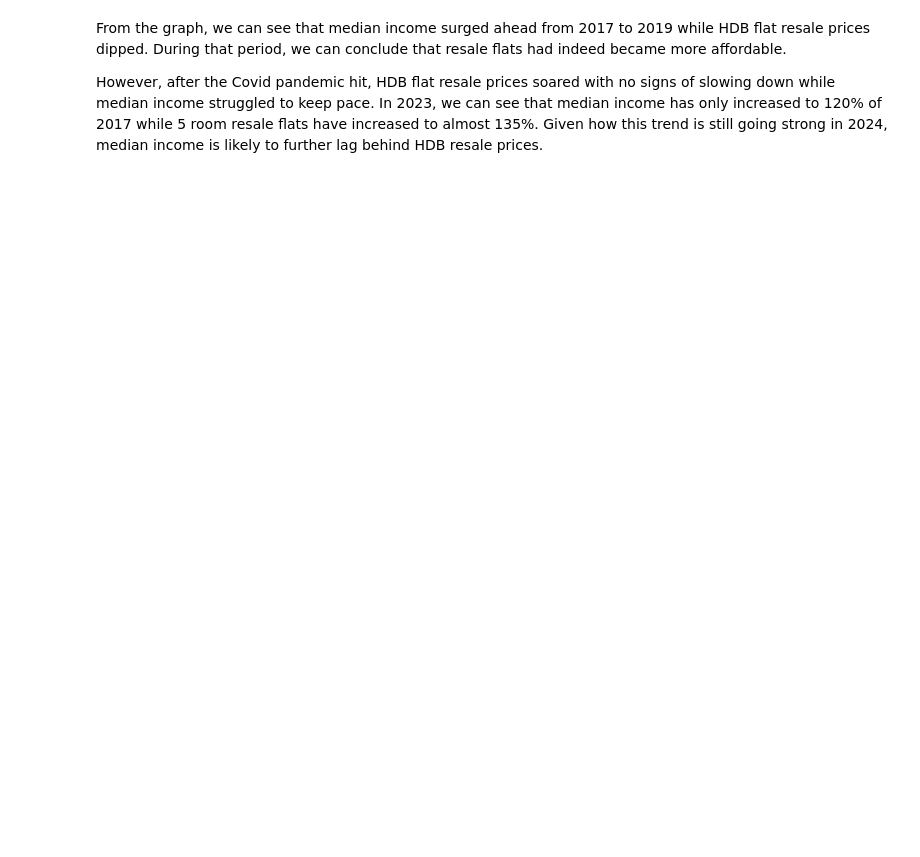
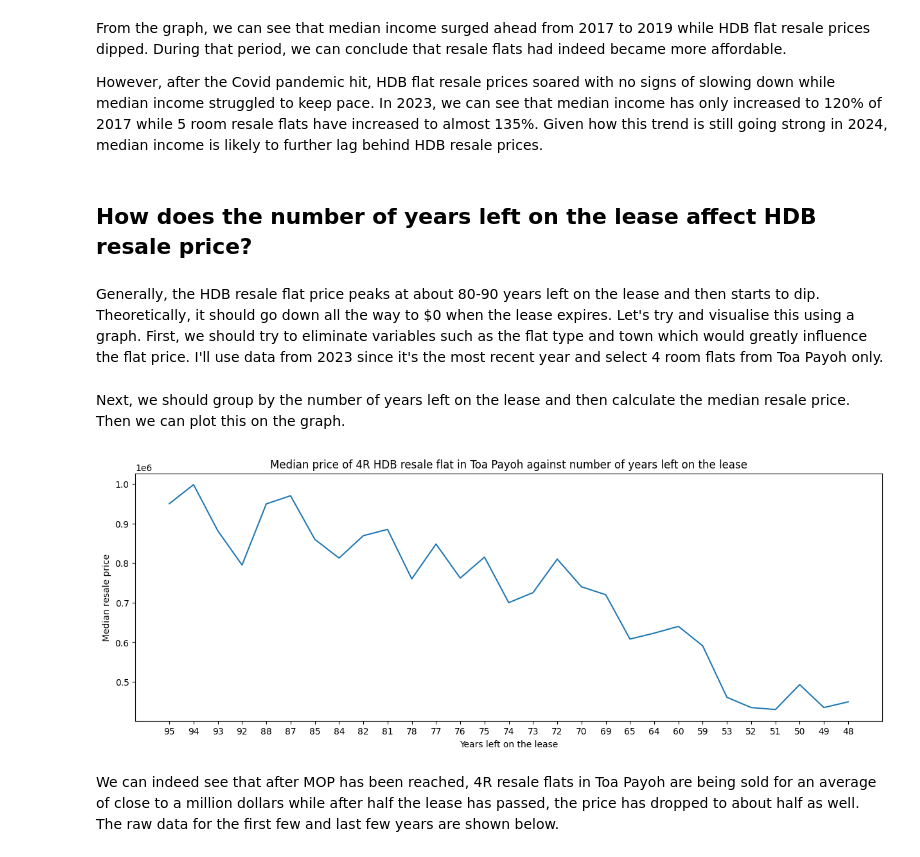
Before and after one commit to ElvisFoo/hdb-resale-prices-analysis, a Jupyter notebook: hdb resale analysis.ipynb, the cells around one changed output. Cells and saved outputs as stored; diff of their text form; code cells hidden in the pictures; blank space fills up the shorter version.

Commit message:
finished number of years left on the lease vs resale price analysis

```diff
--- a/hdb resale analysis.ipynb
+++ b/hdb resale analysis.ipynb
@@ -207,3 +229,24 @@ ax_median_percentage.set_ylabel('Percentage (%)');
 From the graph, we can see that median income surged ahead from 2017 to 2019 while HDB flat resale prices dipped. During that period, we can conclude that resale flats had indeed became more affordable.
 
 However, after the Covid pandemic hit, HDB flat resale prices soared with no signs of slowing down while median income struggled to keep pace. In 2023, we can see that median income has only increased to 120% of 2017 while 5 room resale flats have increased to almost 135%. Given how this trend is still going strong in 2024, median income is likely to further lag behind HDB resale prices.
+# %% [markdown]
+## How does the number of years left on the lease affect HDB resale price?
+# %% [markdown]
+Generally, the HDB resale flat price peaks at about 80-90 years left on the lease and then starts to dip. Theoretically, it should go down all the way to $0 when the lease expires. Let's try and visualise this using a graph. First, we should try to eliminate variables such as the flat type and town which would greatly influence the flat price. I'll use data from 2023 since it's the most recent year and select 4 room flats from Toa Payoh only.
+# %%
+df_lease = df[(df['flat_type'] == '4 ROOM') & (df['month'].str.split('-').str[0] == '2023') & (df['town'] == 'TOA PAYOH')].copy();
+df_lease['years_left'] = df_lease['remaining_lease'].str.split().str[0];
+# %% [markdown]
+Next, we should group by the number of years left on the lease and then calculate the median resale price. Then we can plot this on the graph.
+# %%
+df_lease_plot = df_lease.groupby('years_left')['resale_price'].median().sort_index(ascending=False)
+
+fig_lease, ax_lease = plt.subplots(figsize=(15,5))
+sns.lineplot(data=df_lease_plot);
+ax_lease.set_title('Median price of 4R HDB resale flat in Toa Payoh against number of years left on the lease');
+ax_lease.set_xlabel('Years left on the lease');
+ax_lease.set_ylabel('Median resale price');
+# %% [output]
+[figure, added]
+# %% [markdown]
+We can indeed see that after MOP has been reached, 4R resale flats in Toa Payoh are being sold for an average of close to a million dollars while after half the lease has passed, the price has dropped to about half as well. The raw data for the first few and last few years are shown below.
```
Also changed, not shown: parts of 6 cells of this notebook.
